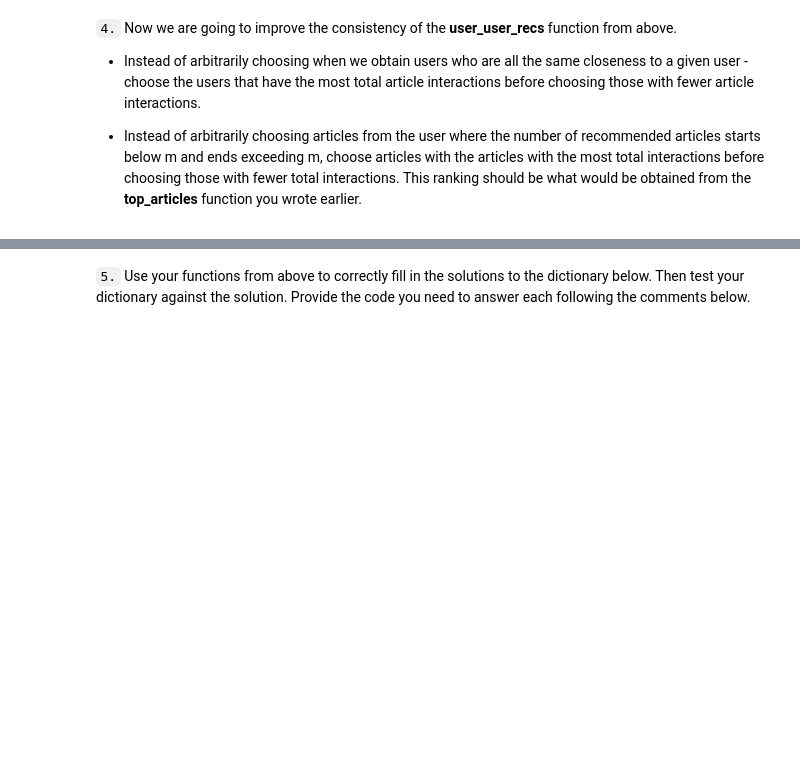
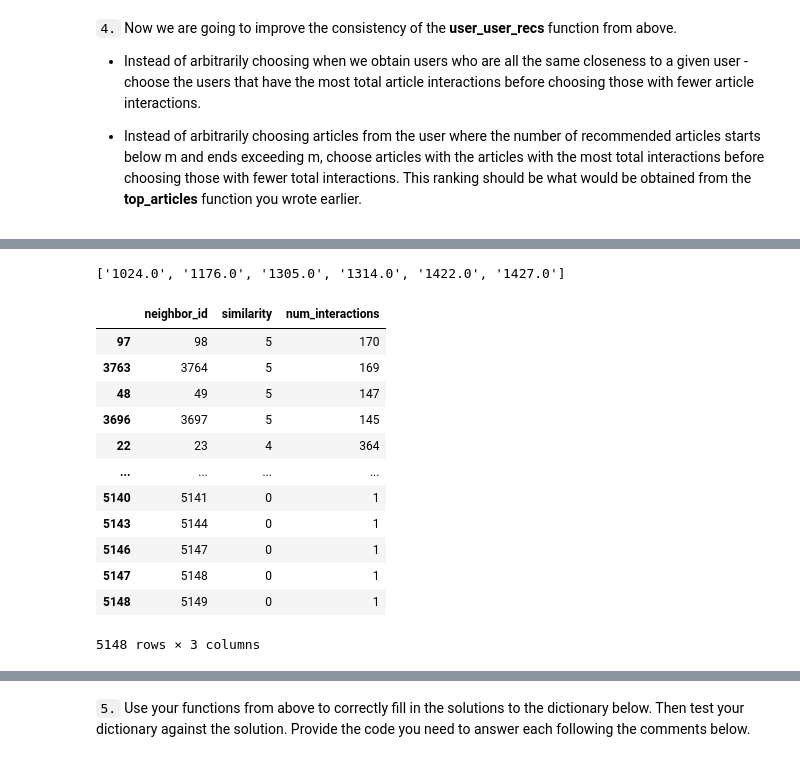
Before and after one commit to KareliaConsolidated/Case-Studies-Data-Science, a Jupyter notebook: 16_Recommendations_with_IBM/Recommendations_with_IBM.ipynb, the cells around one changed output, grey strips where cells are left out. Cells and saved outputs as stored; diff of their text form; code cells hidden in the pictures; blank space fills up the shorter version.

```diff
--- a/16_Recommendations_with_IBM/Recommendations_with_IBM.ipynb
+++ b/16_Recommendations_with_IBM/Recommendations_with_IBM.ipynb
@@ -547,12 +522,24 @@ def get_top_sorted_users(user_id, df=df, user_item=user_item):
 
     '''
     # Your code here
-    neighbors_df = pd.DataFrame(columns=['neighbor_id', 'similarity', 'num_interactions'])
-    for user in user_item.index:
-        if user == user_id:
-            continue
-        neighbors_df.loc[user] = [user, user_item.loc[2, :].dot(user_item.T) , df[df['user_id']==user]['article_id'].count()]
+    # Compute similarity of each user to the provided user
+    similarity_users = user_item.loc[user_id,:].dot(np.transpose(user_item))
+
+    # Create neighbors_df
+    neighbors_df = similarity_users.reset_index().rename(columns={'user_id':'neighbor_id', user_id:'similarity'})
+
+    # Compute num_interactions for each neighbor_id and create another dataframe num_interactions_df
+    num_interactions_df = df.groupby('user_id')['article_id'].count().reset_index()
+    num_interactions_df = num_interactions_df.rename(columns={'article_id':'num_interactions'}).drop(columns=['user_id'])
+
+    # Join two dataframes (neighbors_df & num_interactions_df)
+    neighbors_df = neighbors_df.join(num_interactions_df)
+
+    # remove the own user's id and sort by similarity
+    idx = neighbors_df[neighbors_df['neighbor_id'] == user_id].index
+    neighbors_df.drop(index=idx,inplace=True)
     neighbors_df.sort_values(by=['similarity', 'num_interactions'], ascending=False, inplace=True)
+
     return neighbors_df # Return the dataframe specified in the doc_string
 # %%
 top_df = get_top_sorted_users(2)
@@ -579,3 +561,25 @@ rec_names = rec_all['title'].values.tolist()
+# %%
+articles_read, _ = get_user_articles(2)
+articles_read
+# %% [output]
+['1024.0', '1176.0', '1305.0', '1314.0', '1422.0', '1427.0']
+# %%
+neighbours_df = get_top_sorted_users(2)
+neighbours_df
+# %% [output]
+|  | neighbor_id | similarity | num_interactions |
+| 97 | 98 | 5 | 170 |
+| 3763 | 3764 | 5 | 169 |
+| 48 | 49 | 5 | 147 |
+| 3696 | 3697 | 5 | 145 |
+| 22 | 23 | 4 | 364 |
+| ... | ... | ... | ... |
+| 5140 | 5141 | 0 | 1 |
+| 5143 | 5144 | 0 | 1 |
+| 5146 | 5147 | 0 | 1 |
+| 5147 | 5148 | 0 | 1 |
+| 5148 | 5149 | 0 | 1 |
+5148 rows × 3 columns
 # %%
 def user_user_recs_part2(user_id, m=10):
     '''
```
Also changed, not shown: parts of 40 cells of this notebook.
